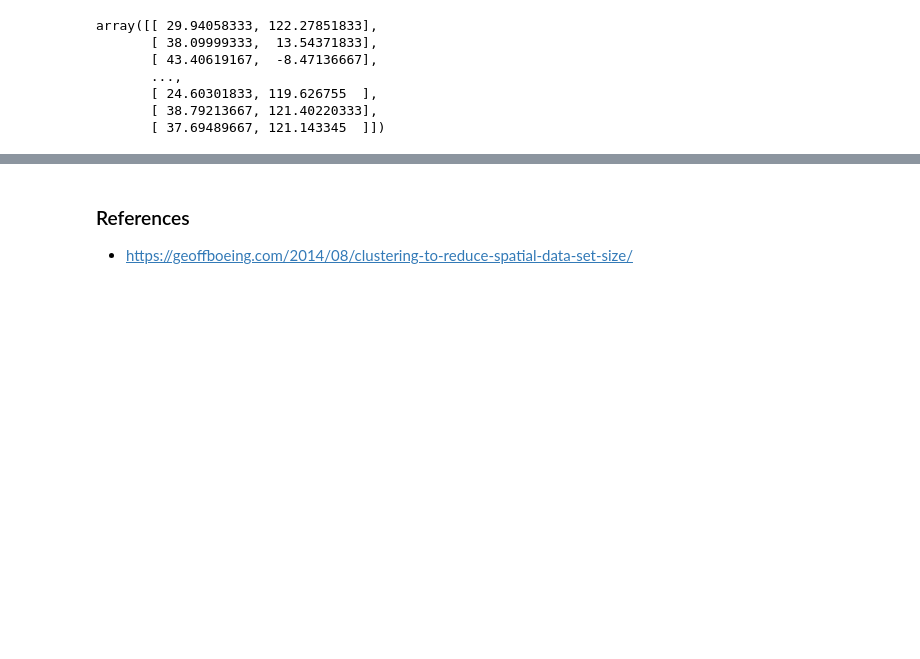
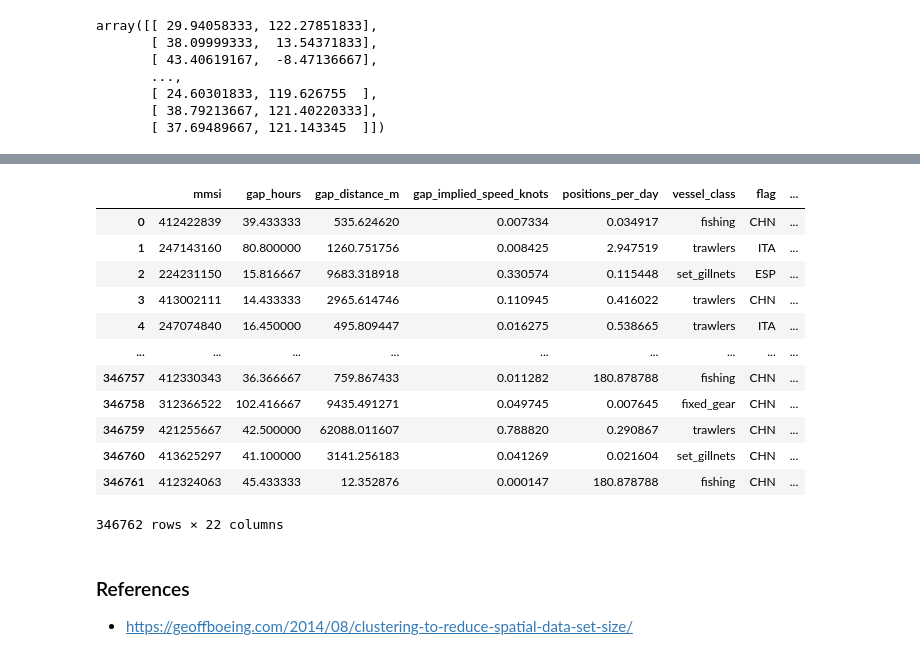
Before and after one commit to jessicarose00/Dark_to_Transparent, a Jupyter notebook: 04_Modeling.ipynb, the cells around one changed output, grey strips where cells are left out. Cells and saved outputs as stored; diff of their text form; code cells hidden in the pictures; blank space fills up the shorter version.

```diff
--- a/04_Modeling.ipynb
+++ b/04_Modeling.ipynb
@@ -131,0 +158,4 @@ sns.pairplot(latlon_off, hue='cluster')
+# %%
+# Merge the clusters into the original dataframe
+gap_notreg = gap_notreg.merge(latlon_off, how='outer', left_index=True, right_index=True)
+gap_notreg.head()
@@ -132,3 +170,25 @@ sns.pairplot(latlon_off, hue='cluster')
+# %%
+# Drop the additional lat/lon columns
+gap_notreg.drop(columns=['off_lat_y', 'off_lon_y'], inplace=True)
+# %%
+# Rename columns
+gap_notreg.rename(columns={'off_lat_x' : 'off_lat',
+                           'off_lon_x' : 'off_lon',
+                           'cluster' : 'off_cluster'})
+# %% [output]
+|  | mmsi | gap_hours | gap_distance_m | gap_implied_speed_knots | positions_per_day | vessel_class | flag | ... |
+| 0 | 412422839 | 39.433333 | 535.624620 | 0.007334 | 0.034917 | fishing | CHN | ... |
+| 1 | 247143160 | 80.800000 | 1260.751756 | 0.008425 | 2.947519 | trawlers | ITA | ... |
+| 2 | 224231150 | 15.816667 | 9683.318918 | 0.330574 | 0.115448 | set_gillnets | ESP | ... |
+| 3 | 413002111 | 14.433333 | 2965.614746 | 0.110945 | 0.416022 | trawlers | CHN | ... |
+| 4 | 247074840 | 16.450000 | 495.809447 | 0.016275 | 0.538665 | trawlers | ITA | ... |
+| ... | ... | ... | ... | ... | ... | ... | ... | ... |
+| 346757 | 412330343 | 36.366667 | 759.867433 | 0.011282 | 180.878788 | fishing | CHN | ... |
+| 346758 | 312366522 | 102.416667 | 9435.491271 | 0.049745 | 0.007645 | fixed_gear | CHN | ... |
+| 346759 | 421255667 | 42.500000 | 62088.011607 | 0.788820 | 0.290867 | trawlers | CHN | ... |
+| 346760 | 413625297 | 41.100000 | 3141.256183 | 0.041269 | 0.021604 | set_gillnets | CHN | ... |
+| 346761 | 412324063 | 45.433333 | 12.352876 | 0.000147 | 180.878788 | fishing | CHN | ... |
+346762 rows × 22 columns
 # %% [markdown]
 ### References
 - https://geoffboeing.com/2014/08/clustering-to-reduce-spatial-data-set-size/
```
Also changed, not shown: parts of 16 cells of this notebook.
